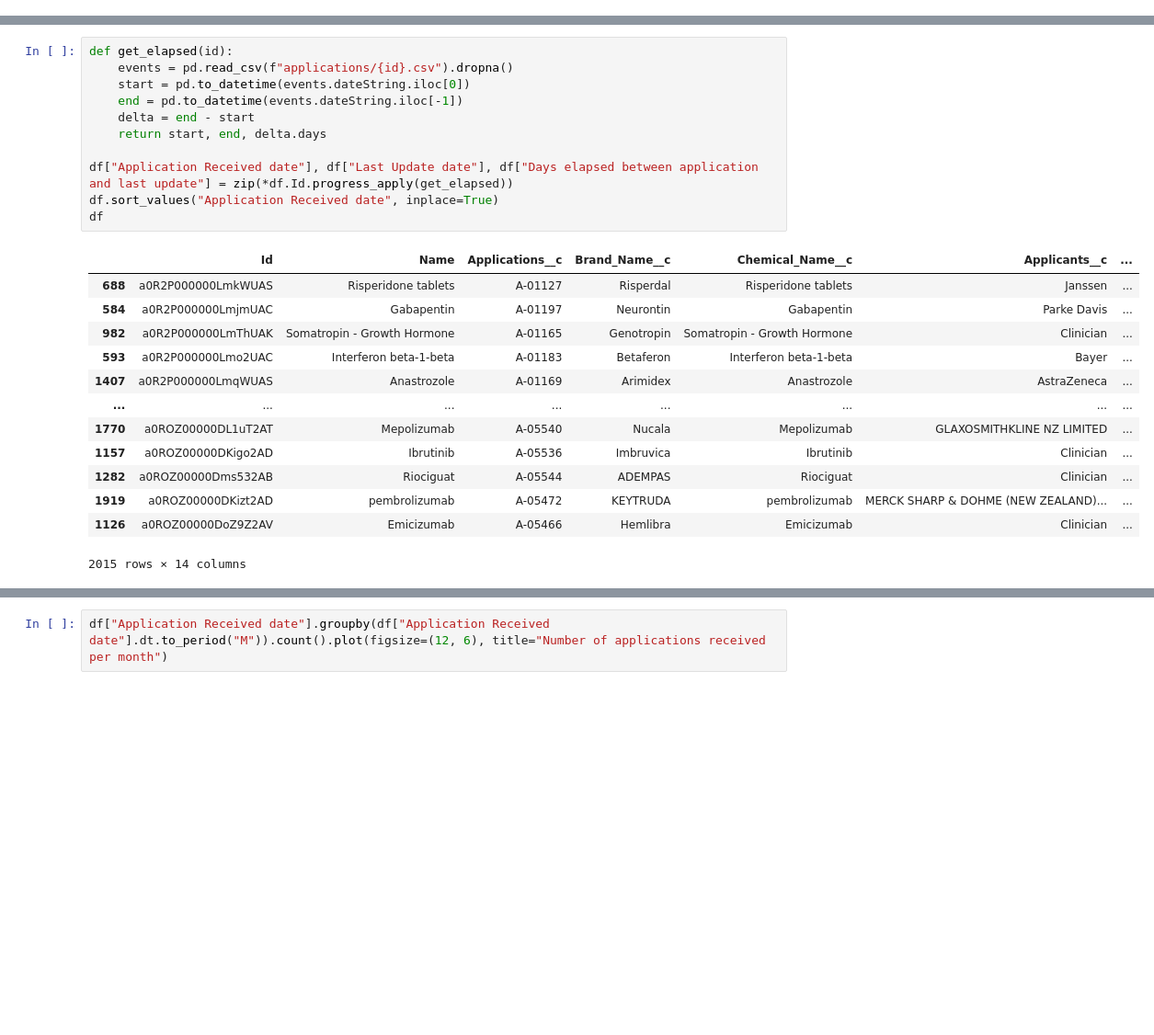
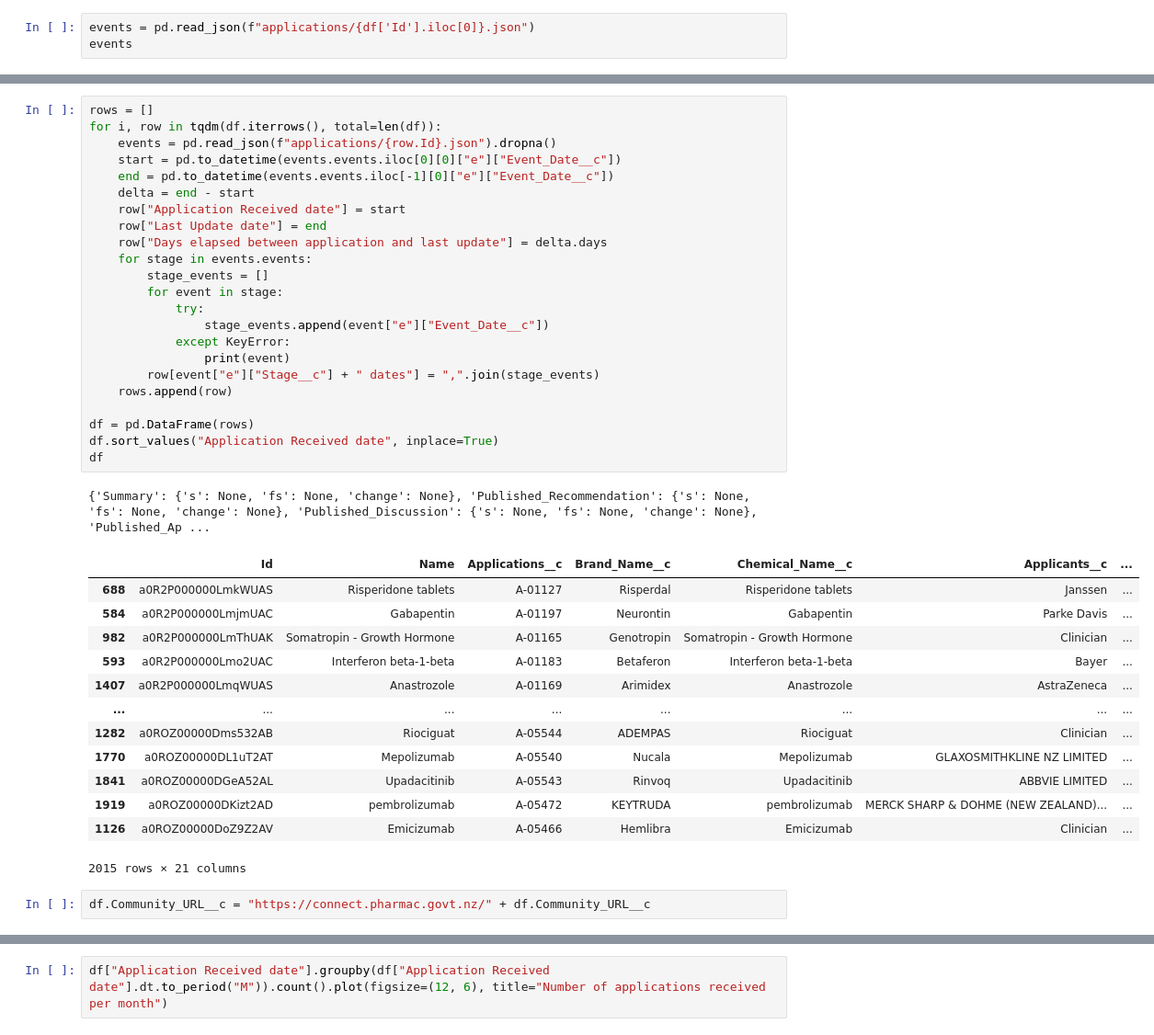
Before and after one commit to UoA-eResearch/pharmac, a Jupyter notebook: join_data.ipynb, the cells around one changed output, grey strips where cells are left out. Shown at 92% size. Saved outputs shown, nothing was run; the diff lists cells and outputs as text; blank space fills up the shorter version.

Commit message:
add stage dates into xlsx

```diff
--- a/join_data.ipynb
+++ b/join_data.ipynb
@@ -18,3 +19,6 @@ df
 | 2013 | a0ROZ00000AQkoE2AT | SARS-CoV-2 rS (Omicron XBB.1.5) | A-04785 | NUVAXOVID XBB.1.5 | SARS-CoV-2 rS (Omicron XBB.1.5) | BIOCELECT NEW ZEALAND LIMITED | ... |
 | 2014 | a0ROZ0000070NGj2AM | Elasomeran, Elasomeran and Daveso... | A-04863 | SPIKEVAX | Elasomeran, Elasomeran and Daveso... | Moderna Australia Pty Ltd | ... |
 2015 rows × 11 columns
+# %%
+events = pd.read_json(f"applications/{df['Id'].iloc[0]}.json")
+events
@@ -21,25 +54,40 @@ df
 # %%
-def get_elapsed(id):
-    events = pd.read_csv(f"applications/{id}.csv").dropna()
-    start = pd.to_datetime(events.dateString.iloc[0])
-    end = pd.to_datetime(events.dateString.iloc[-1])
+rows = []
+for i, row in tqdm(df.iterrows(), total=len(df)):
+    events = pd.read_json(f"applications/{row.Id}.json").dropna()
+    start = pd.to_datetime(events.events.iloc[0][0]["e"]["Event_Date__c"])
+    end = pd.to_datetime(events.events.iloc[-1][0]["e"]["Event_Date__c"])
     delta = end - start
-    return start, end, delta.days
+    row["Application Received date"] = start
+    row["Last Update date"] = end
+    row["Days elapsed between application and last update"] = delta.days
+    for stage in events.events:
+        stage_events = []
+        for event in stage:
+            try:
+                stage_events.append(event["e"]["Event_Date__c"])
+            except KeyError:
+                print(event)
+        row[event["e"]["Stage__c"] + " dates"] = ",".join(stage_events)
+    rows.append(row)
 
-df["Application Received date"], df["Last Update date"], df["Days elapsed between application and last update"] = zip(*df.Id.progress_apply(get_elapsed))
+df = pd.DataFrame(rows)
 df.sort_values("Application Received date", inplace=True)
 df
 # %% [output]
+{'Summary': {'s': None, 'fs': None, 'change': None}, 'Published_Recommendation': {'s': None, 'fs': None, 'change': None}, 'Published_Discussion': {'s': None, 'fs': None, 'change': None}, 'Published_Ap ...
 |  | Id | Name | Applications__c | Brand_Name__c | Chemical_Name__c | Applicants__c | ... |
 | 688 | a0R2P000000LmkWUAS | Risperidone tablets | A-01127 | Risperdal | Risperidone tablets | Janssen | ... |
 | 584 | a0R2P000000LmjmUAC | Gabapentin | A-01197 | Neurontin | Gabapentin | Parke Davis | ... |
 | 982 | a0R2P000000LmThUAK | Somatropin - Growth Hormone | A-01165 | Genotropin | Somatropin - Growth Hormone | Clinician | ... |
 | 593 | a0R2P000000Lmo2UAC | Interferon beta-1-beta | A-01183 | Betaferon | Interferon beta-1-beta | Bayer | ... |
 | 1407 | a0R2P000000LmqWUAS | Anastrozole | A-01169 | Arimidex | Anastrozole | AstraZeneca | ... |
 | ... | ... | ... | ... | ... | ... | ... | ... |
+| 1282 | a0ROZ00000Dms532AB | Riociguat | A-05544 | ADEMPAS | Riociguat | Clinician | ... |
 | 1770 | a0ROZ00000DL1uT2AT | Mepolizumab | A-05540 | Nucala | Mepolizumab | GLAXOSMITHKLINE NZ LIMITED | ... |
-| 1157 | a0ROZ00000DKigo2AD | Ibrutinib | A-05536 | Imbruvica | Ibrutinib | Clinician | ... |
-| 1282 | a0ROZ00000Dms532AB | Riociguat | A-05544 | ADEMPAS | Riociguat | Clinician | ... |
+| 1841 | a0ROZ00000DGeA52AL | Upadacitinib | A-05543 | Rinvoq | Upadacitinib | ABBVIE LIMITED | ... |
 | 1919 | a0ROZ00000DKizt2AD | pembrolizumab | A-05472 | KEYTRUDA | pembrolizumab | MERCK SHARP & DOHME (NEW ZEALAND)... | ... |
 | 1126 | a0ROZ00000DoZ9Z2AV | Emicizumab | A-05466 | Hemlibra | Emicizumab | Clinician | ... |
-2015 rows × 14 columns
+2015 rows × 21 columns
+# %%
+df.Community_URL__c = "https://connect.pharmac.govt.nz/" + df.Community_URL__c
```
Also changed, not shown: parts of 8 cells of this notebook, 1 other file.
